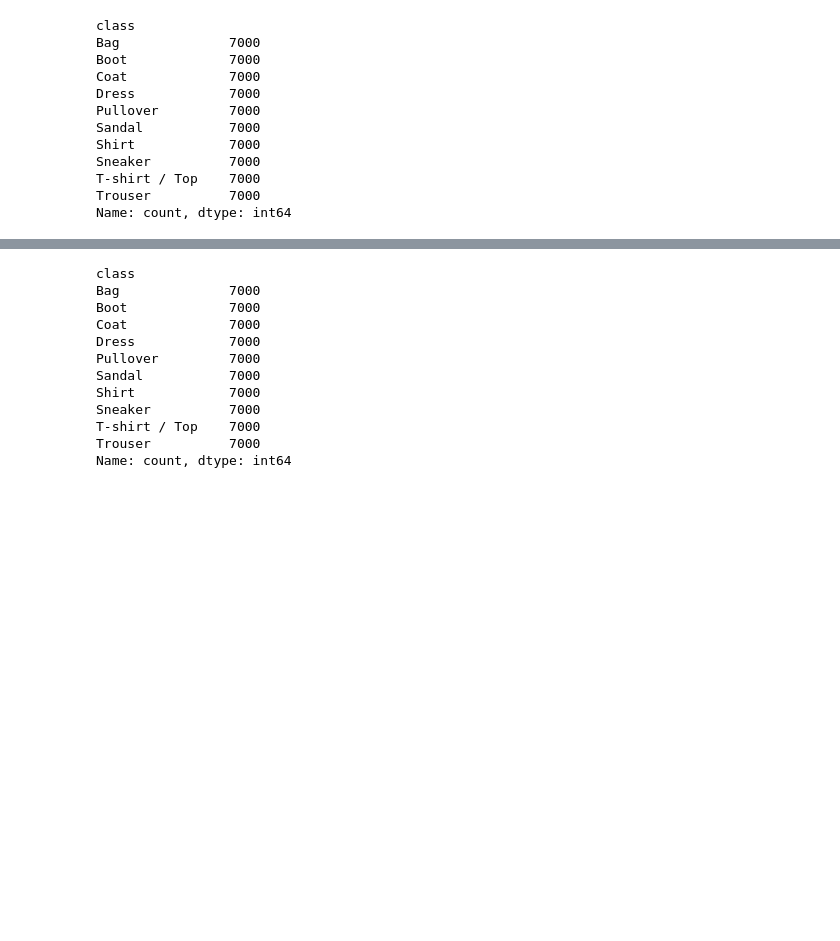
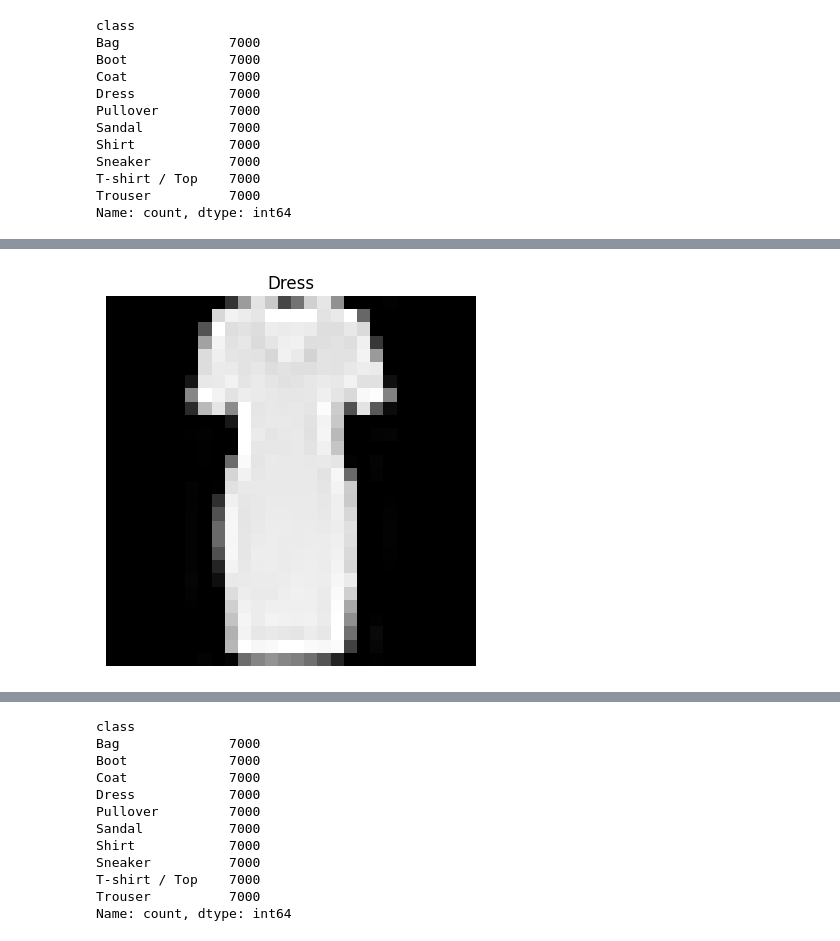
Before and after one commit to TenthAnalyst/NOD-Coding-Image-Recognition-Project, a Jupyter notebook: notebook.ipynb, the cells around one changed output, grey strips where cells are left out. Cells and saved outputs as stored; diff of their text form; code cells hidden in the pictures; blank space fills up the shorter version.

```diff
--- a/notebook.ipynb
+++ b/notebook.ipynb
@@ -106,0 +146,4 @@ def image_maker(index, df, class_=None):
+# %%
+image_maker(900, df, 'Dress')
+# %% [output]
+[figure, added]
```
Also changed, not shown: parts of 84 cells of this notebook, 1 other file.
